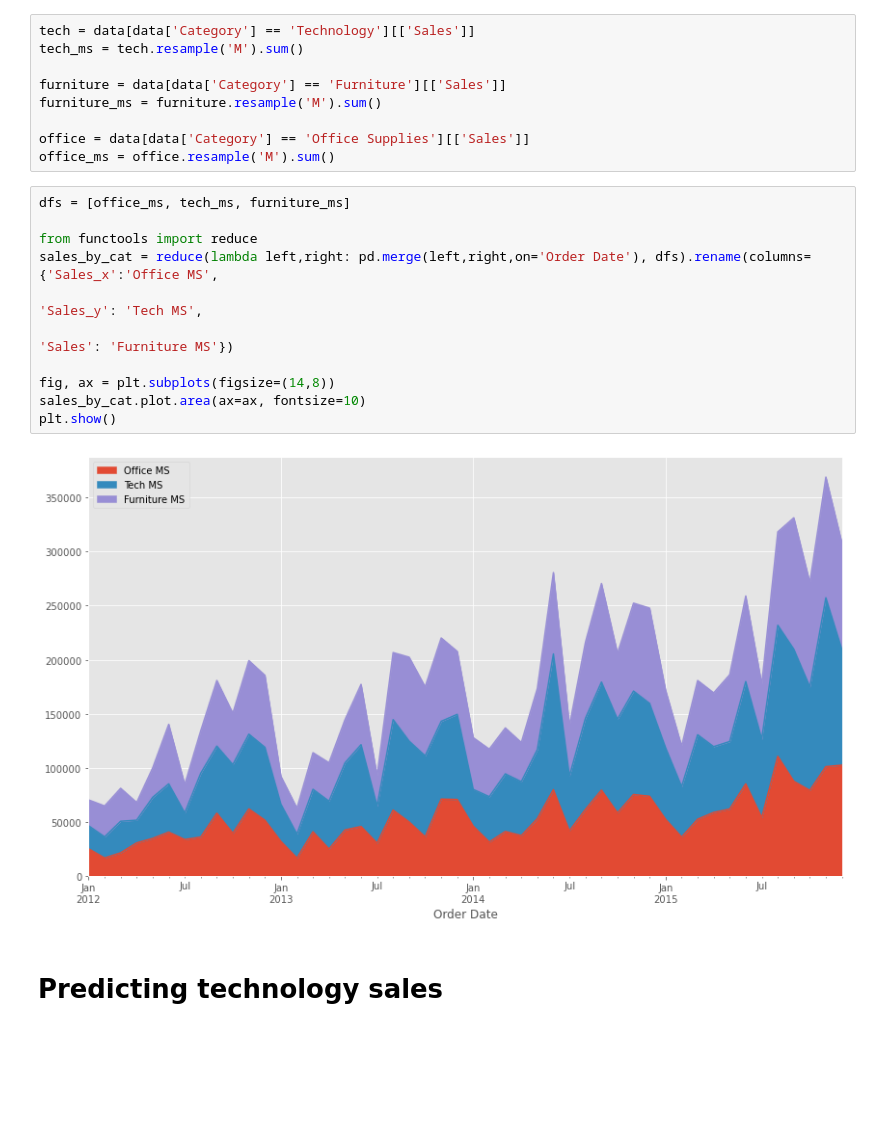
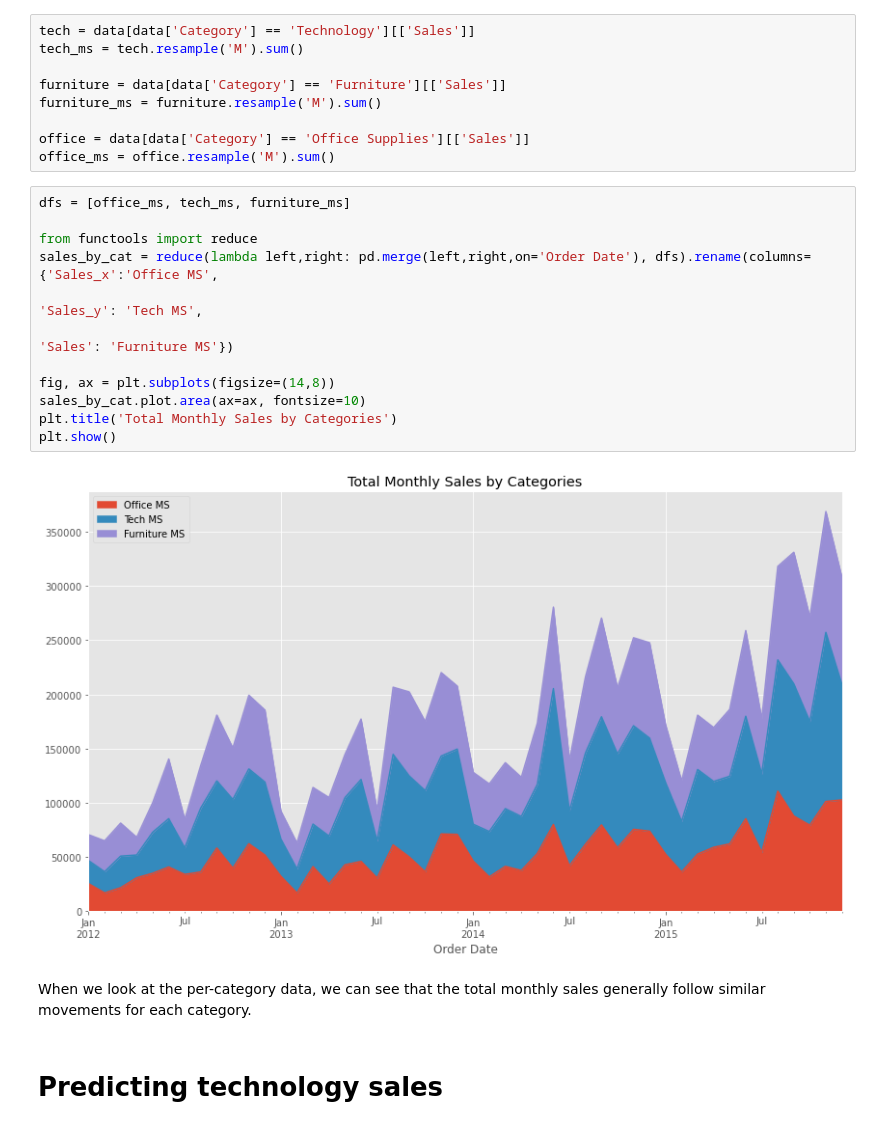
Before and after one commit to selimakbey/sales-prediction, a Jupyter notebook: Sales Prediction.ipynb, the cells around one changed output. Saved outputs shown, nothing was run; the diff lists cells and outputs as text; blank space fills up the shorter version.

```diff
--- a/Sales Prediction.ipynb
+++ b/Sales Prediction.ipynb
@@ -132,16 +164,19 @@ office_ms = office.resample('M').sum()
 # %%
 dfs = [office_ms, tech_ms, furniture_ms]
 
 from functools import reduce
 sales_by_cat = reduce(lambda left,right: pd.merge(left,right,on='Order Date'), dfs).rename(columns={'Sales_x':'Office MS',
                                                                                                     'Sales_y': 'Tech MS',
                                                                                                     'Sales': 'Furniture MS'})
 
 fig, ax = plt.subplots(figsize=(14,8))
 sales_by_cat.plot.area(ax=ax, fontsize=10)
+plt.title('Total Monthly Sales by Categories')
 plt.show()
 # %% [output]
-[figure, old version]
+[figure, new version]
+# %% [markdown]
+When we look at the per-category data, we can see that the total monthly sales generally follow similar movements for each category.
 # %% [markdown]
 # Predicting technology sales
 # %%
```
Also changed, not shown: parts of 14 cells of this notebook.
